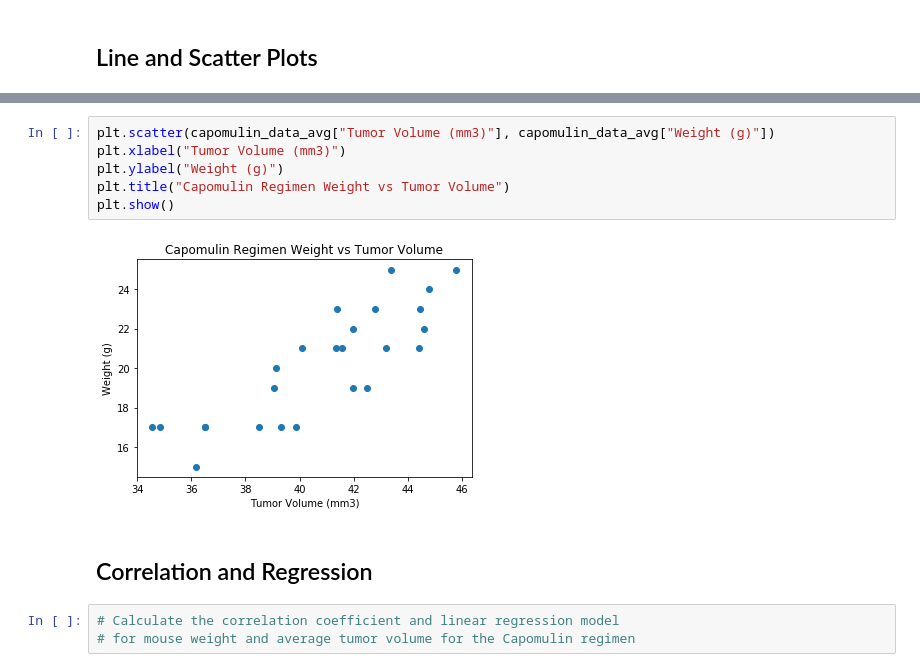
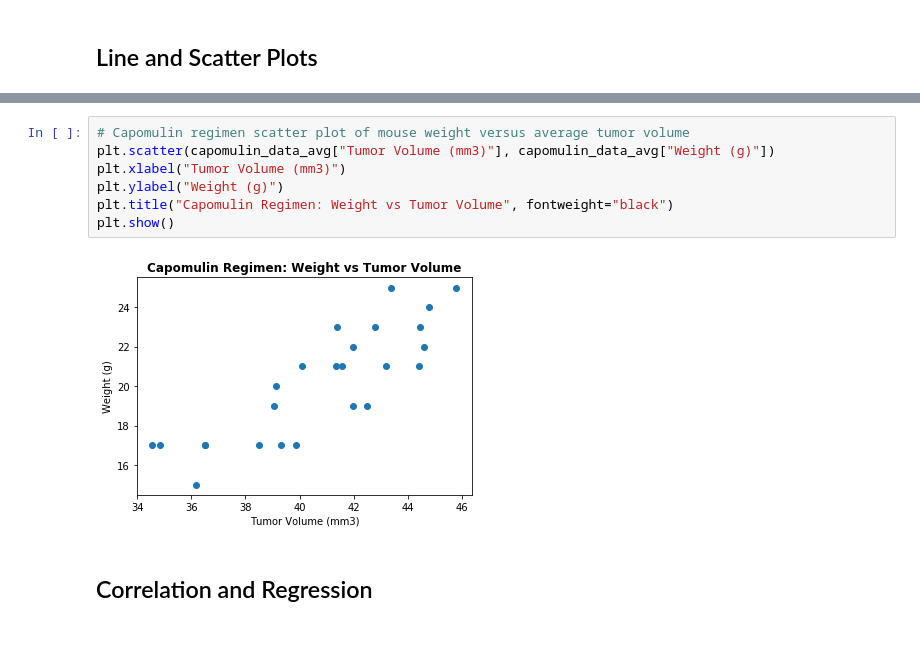
Before and after one commit to Michelin96/matplotlib-challenge, a Jupyter notebook: Pymaceuticals/pymaceuticals_starter.ipynb, the cells around one changed output, grey strips where cells are left out. Saved outputs shown, nothing was run; the diff lists cells and outputs as text; blank space fills up the shorter version.

```diff
--- a/Pymaceuticals/pymaceuticals_starter.ipynb
+++ b/Pymaceuticals/pymaceuticals_starter.ipynb
@@ -388,15 +328,13 @@ plt.show()
 capomulin_data = mouse_study_cleaned.loc[mouse_study_cleaned["Drug Regimen"] == "Capomulin"]
 capomulin_data_avg = capomulin_data.groupby("Mouse ID")["Weight (g)", "Tumor Volume (mm3)"].mean()
 # %%
+# Capomulin regimen scatter plot of mouse weight versus average tumor volume
 plt.scatter(capomulin_data_avg["Tumor Volume (mm3)"], capomulin_data_avg["Weight (g)"])
 plt.xlabel("Tumor Volume (mm3)")
 plt.ylabel("Weight (g)")
-plt.title("Capomulin Regimen Weight vs Tumor Volume")
+plt.title("Capomulin Regimen: Weight vs Tumor Volume", fontweight="black")
 plt.show()
 # %% [output]
-[figure, old version]
+[figure, new version]
 # %% [markdown]
 ## Correlation and Regression
-# %%
-# Calculate the correlation coefficient and linear regression model
-# for mouse weight and average tumor volume for the Capomulin regimen
```
Also changed, not shown: parts of 14 cells of this notebook.
